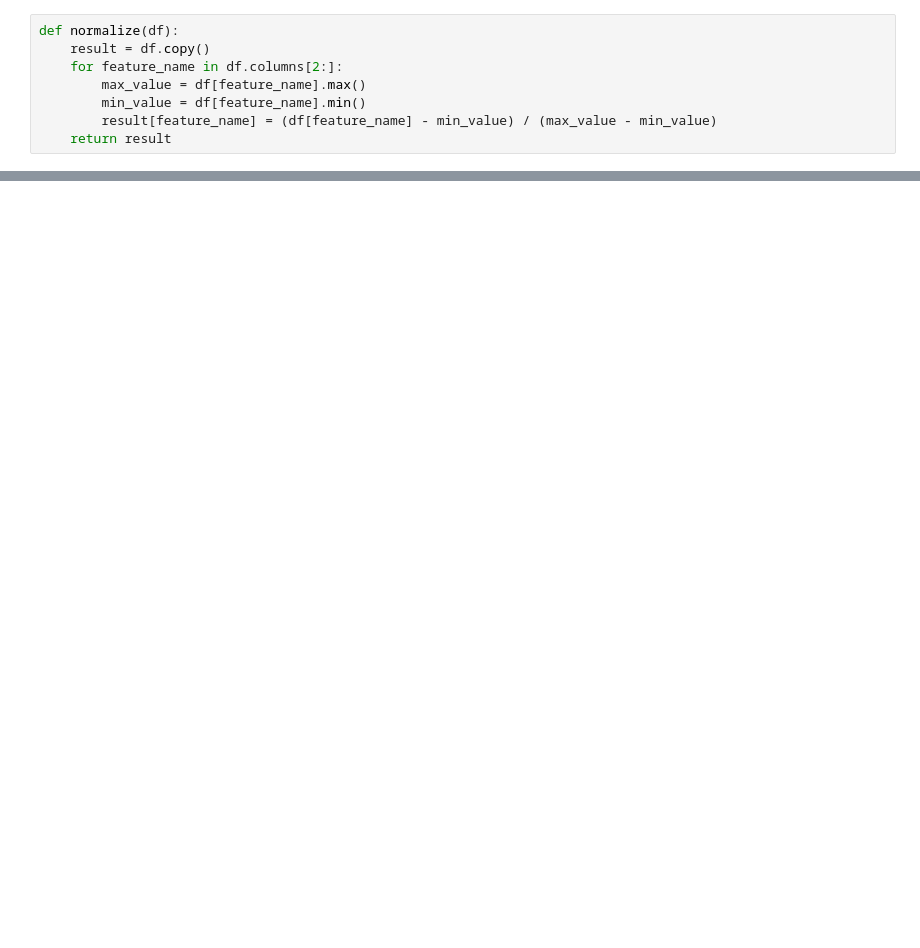
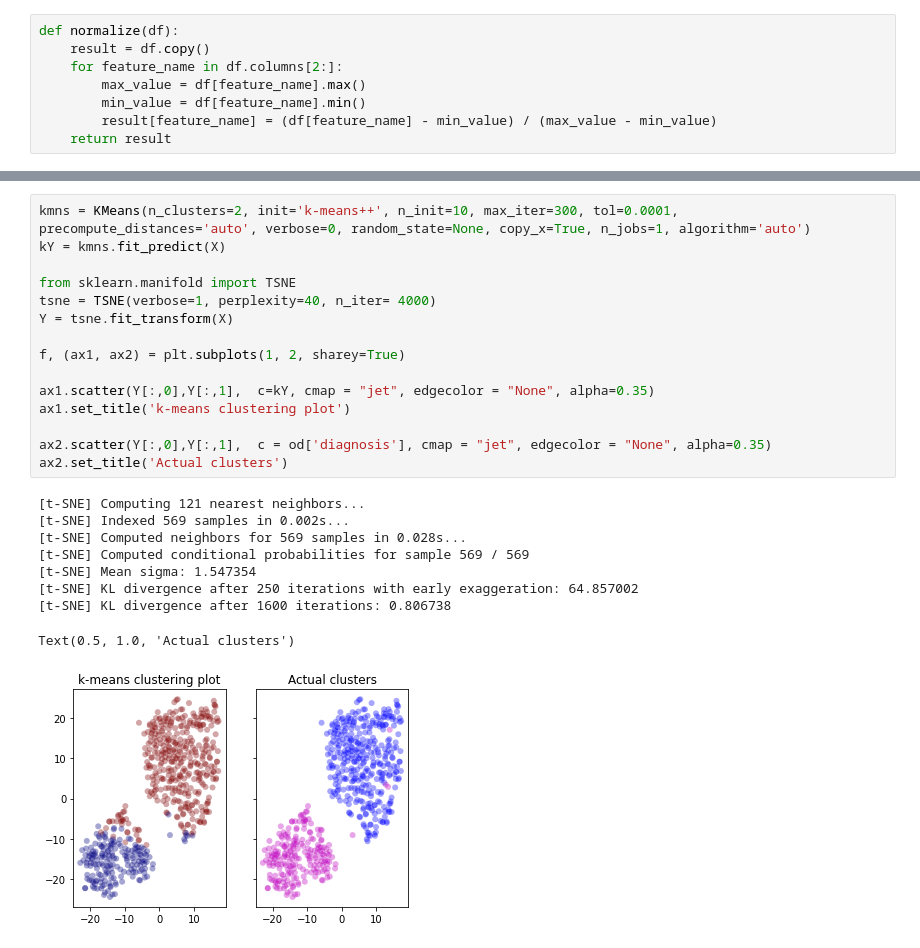
Before and after one commit to HaaaToka/DataIntensiveAssignments, a Jupyter notebook: ClusteringAndClassification/main.ipynb, the cells around one changed output, grey strips where cells are left out. Saved outputs shown, nothing was run; the diff lists cells and outputs as text; blank space fills up the shorter version.

```diff
--- a/ClusteringAndClassification/main.ipynb
+++ b/ClusteringAndClassification/main.ipynb
@@ -51,0 +98,25 @@ print(nd[:5])
+# %%
+kmns = KMeans(n_clusters=2, init='k-means++', n_init=10, max_iter=300, tol=0.0001, precompute_distances='auto', verbose=0, random_state=None, copy_x=True, n_jobs=1, algorithm='auto')
+kY = kmns.fit_predict(X)
+
+from sklearn.manifold import TSNE
+tsne = TSNE(verbose=1, perplexity=40, n_iter= 4000)
+Y = tsne.fit_transform(X)
+
+f, (ax1, ax2) = plt.subplots(1, 2, sharey=True)
+
+ax1.scatter(Y[:,0],Y[:,1],  c=kY, cmap = "jet", edgecolor = "None", alpha=0.35)
+ax1.set_title('k-means clustering plot')
+
+ax2.scatter(Y[:,0],Y[:,1],  c = od['diagnosis'], cmap = "jet", edgecolor = "None", alpha=0.35)
+ax2.set_title('Actual clusters')
+# %% [output]
+[t-SNE] Computing 121 nearest neighbors...
+[t-SNE] Indexed 569 samples in 0.002s...
+[t-SNE] Computed neighbors for 569 samples in 0.028s...
+[t-SNE] Computed conditional probabilities for sample 569 / 569
+[t-SNE] Mean sigma: 1.547354
+[t-SNE] KL divergence after 250 iterations with early exaggeration: 64.857002
+[t-SNE] KL divergence after 1600 iterations: 0.806738
+Text(0.5, 1.0, 'Actual clusters')
+[figure, added]
```
Also changed, not shown: parts of 20 cells of this notebook.
